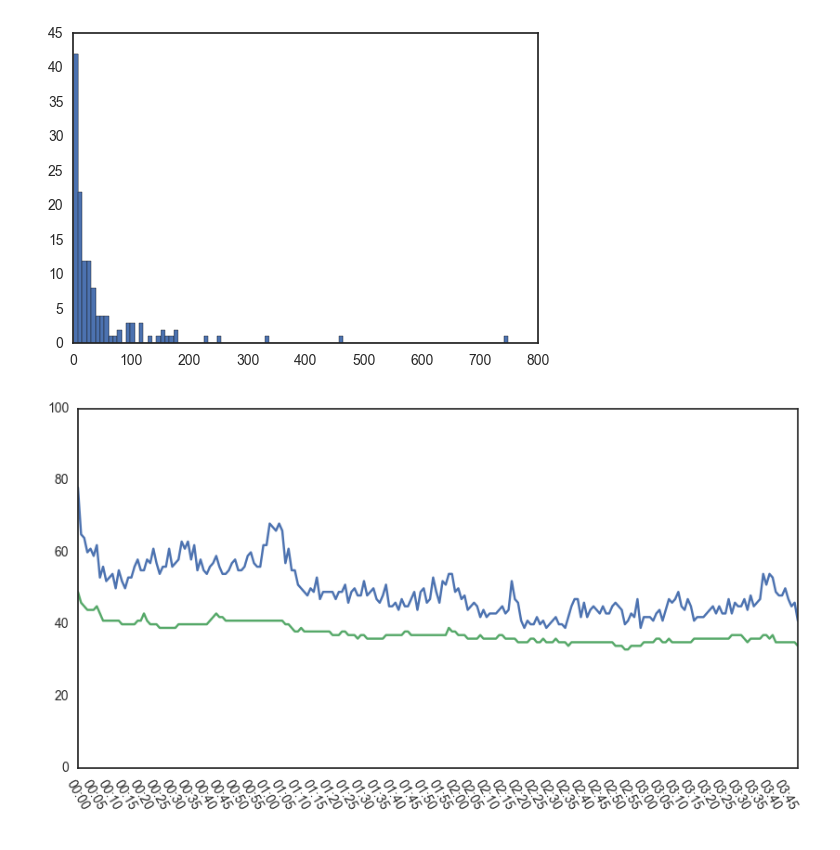
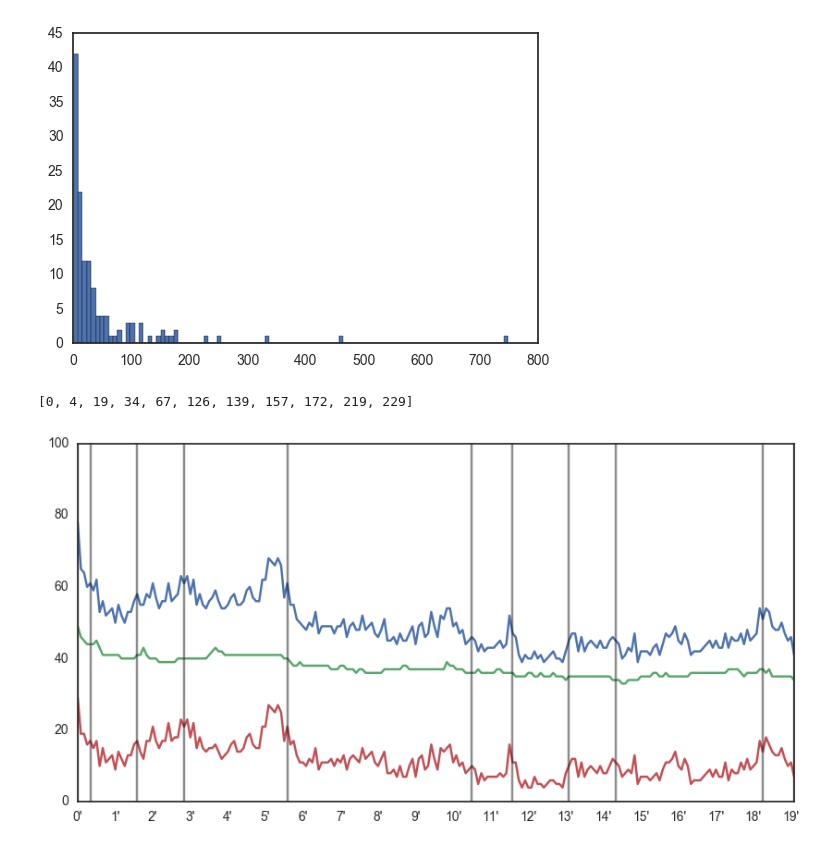
Before and after one commit to Gronlaen/mooc_analytics_visualisation, a Jupyter notebook: Video_analysis.ipynb, the cells around one changed output. Saved outputs shown, nothing was run; the diff lists cells and outputs as text; code cells hidden in the pictures.

Commit message:
basic analysis and first plots, along with matlab analysis of frame difference.

```diff
--- a/Video_analysis.ipynb
+++ b/Video_analysis.ipynb
@@ -15,0 +29,4 @@ sns.set(style="white", color_codes=True,font_scale=1)
+# %%
+df_views = pd.read_csv('Video_6_4/EPFLx-BIO465x-2013_OND___66fc2e3957e342a3b8bd844a8852d581.csv')
+df_views['num_replays'] = df_views['num_views'] - df_views['num_users']
+df_views.head(5)
@@ -50,13 +62,28 @@ plt.hist(list(user_dict), bins=100);
 def sec_to_min(seconds) :
     minutes = int(seconds/60)
     secs = seconds%60
-    return '%02d:%02d' % (minutes, secs)
+    if secs == 0 :
+        return '%d\'' % minutes
+    else :
+        return '%02d:%02d' % (minutes, secs)
+# %%
+def time_to_slot(seconds) :
+    return math.floor(seconds/5)
+# %%
+slide_change = [0,23,98,173,336,632,698,786,860,1099,1147]
+slide_change_slots = [time_to_slot(x) for x in slide_change]
+slide_change_slots
+# %% [output]
+[0, 4, 19, 34, 67, 126, 139, 157, 172, 219, 229]
 # %%
 fig = plt.figure(figsize=(10,5))
 plt.plot(df_views['num_views'])
 plt.plot(df_views['num_users'])
+plt.plot(df_views['num_replays'])
+for x in slide_change_slots :
+    plt.plot((x, x), (0, 100), 'k-', alpha=0.5)
 plt.ylim([0,100])
 plt.xlim([0,len(df_views)-1])
-plt.xticks(range(0,len(df_views)-1,5), [sec_to_min(x) for x in range(0,len(df_views)-1,5)], rotation=-60);
+plt.xticks(range(0,len(df_views)-1,12), [sec_to_min(5*x) for x in range(0,len(df_views)-1,12)], rotation=-0);
 # %% [output]
-[figure, old version]
+[figure, new version]
```
Also changed, not shown: parts of 10 cells of this notebook, 6 other files.
